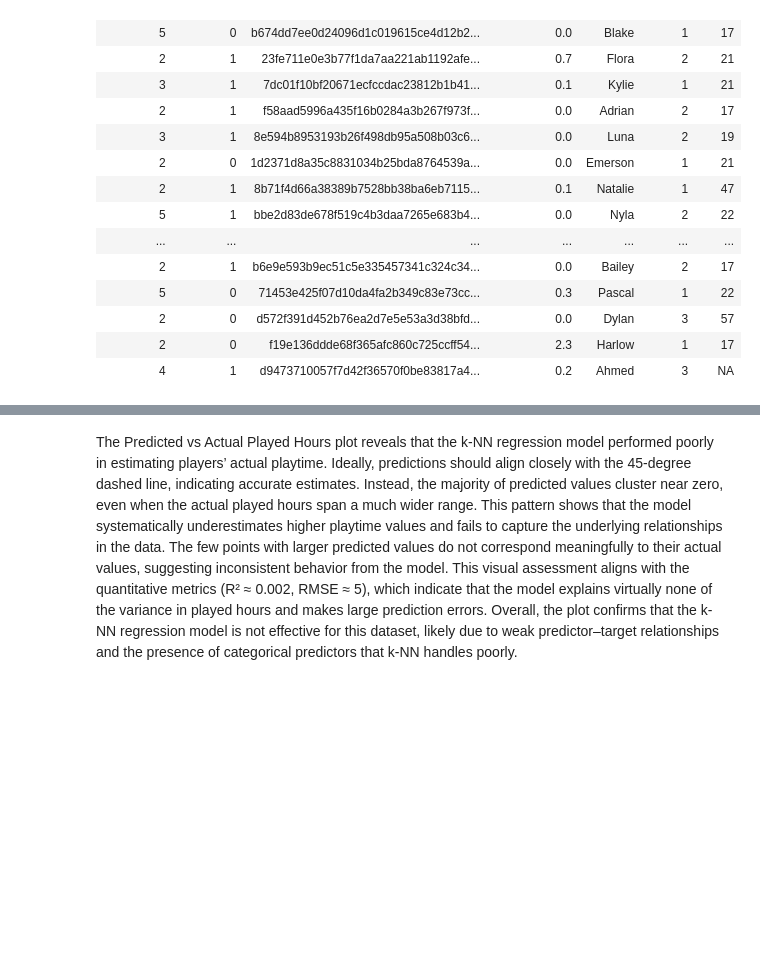
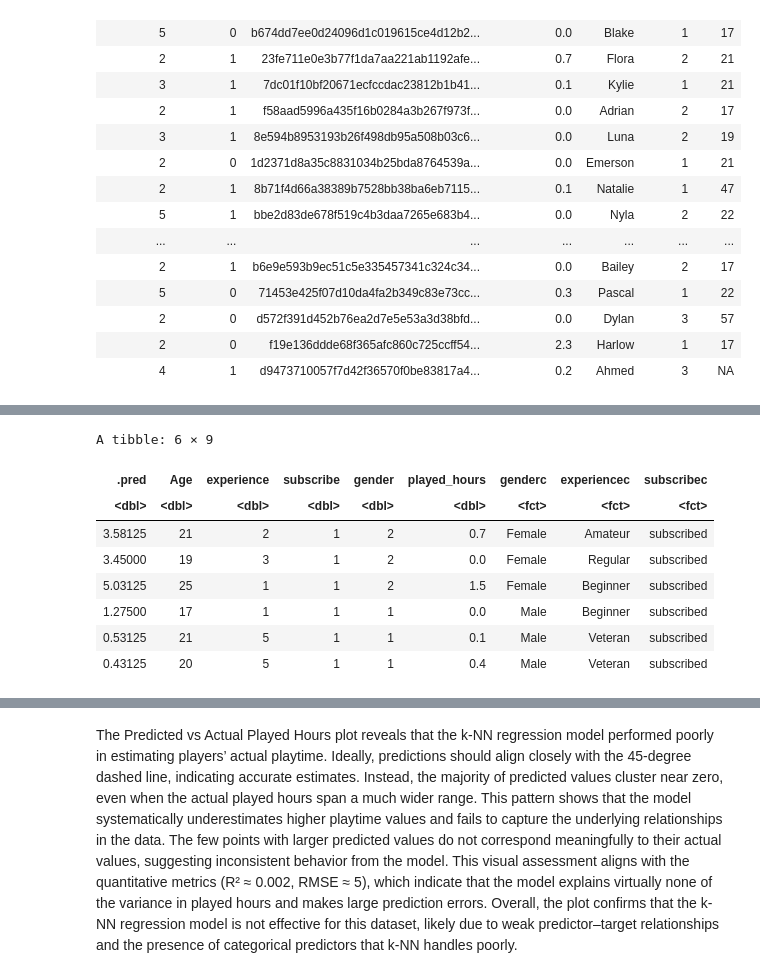
Before and after one commit to ctrl-tiramisu/dsci100-group-008, a Jupyter notebook: group 8 report-Copy1.ipynb, the cells around one changed output, grey strips where cells are left out. Drawn from its saved outputs; the diff is of its cells as text; code cells hidden in the pictures; blank space fills up the shorter version.

```diff
--- a/group 8 report-Copy1.ipynb
+++ b/group 8 report-Copy1.ipynb
@@ -421,2 +422,38 @@ k_plot
+# %%
+# for visualisation purpose redo factors
+players_characters <- players_summary |>
+    mutate(genderc = case_when(
+      gender %in% c(1) ~ "Male",
+      gender %in% c(2) ~ "Female",
+      gender %in% c(3) ~ "Other"))|>
+
+    mutate(experiencec = case_when(
+      experience %in% c(1) ~ "Beginner",
+      experience %in% c(2) ~ "Amateur",
+      experience %in% c(3) ~ "Regular",
+      experience %in% c(4) ~ "Pro",
+      experience %in% c(5) ~ "Veteran"))|>
+
+    mutate(subscribec = case_when(
+      subscribe %in% c(1) ~ "subscribed",
+      subscribe %in% c(0) ~ "not subscribed"))
+
+players_characters <- players_characters|>
+    mutate(
+        Age = as.numeric(Age),
+        subscribec = as.factor(subscribec),
+        experiencec = as.factor(experiencec),
+        genderc = as.factor(genderc))
+head(players_characters)
+# %% [output]
+A tibble: 6 × 9
+| .pred | Age | experience | subscribe | gender | played_hours | genderc | experiencec | subscribec |
+| <dbl> | <dbl> | <dbl> | <dbl> | <dbl> | <dbl> | <fct> | <fct> | <fct> |
+| 3.58125 | 21 | 2 | 1 | 2 | 0.7 | Female | Amateur | subscribed |
+| 3.45000 | 19 | 3 | 1 | 2 | 0.0 | Female | Regular | subscribed |
+| 5.03125 | 25 | 1 | 1 | 2 | 1.5 | Female | Beginner | subscribed |
+| 1.27500 | 17 | 1 | 1 | 1 | 0.0 | Male | Beginner | subscribed |
+| 0.53125 | 21 | 5 | 1 | 1 | 0.1 | Male | Veteran | subscribed |
+| 0.43125 | 20 | 5 | 1 | 1 | 0.4 | Male | Veteran | subscribed |
 # %%
 ## Plot the KNN Results
```
Also changed, not shown: parts of 7 cells of this notebook.
